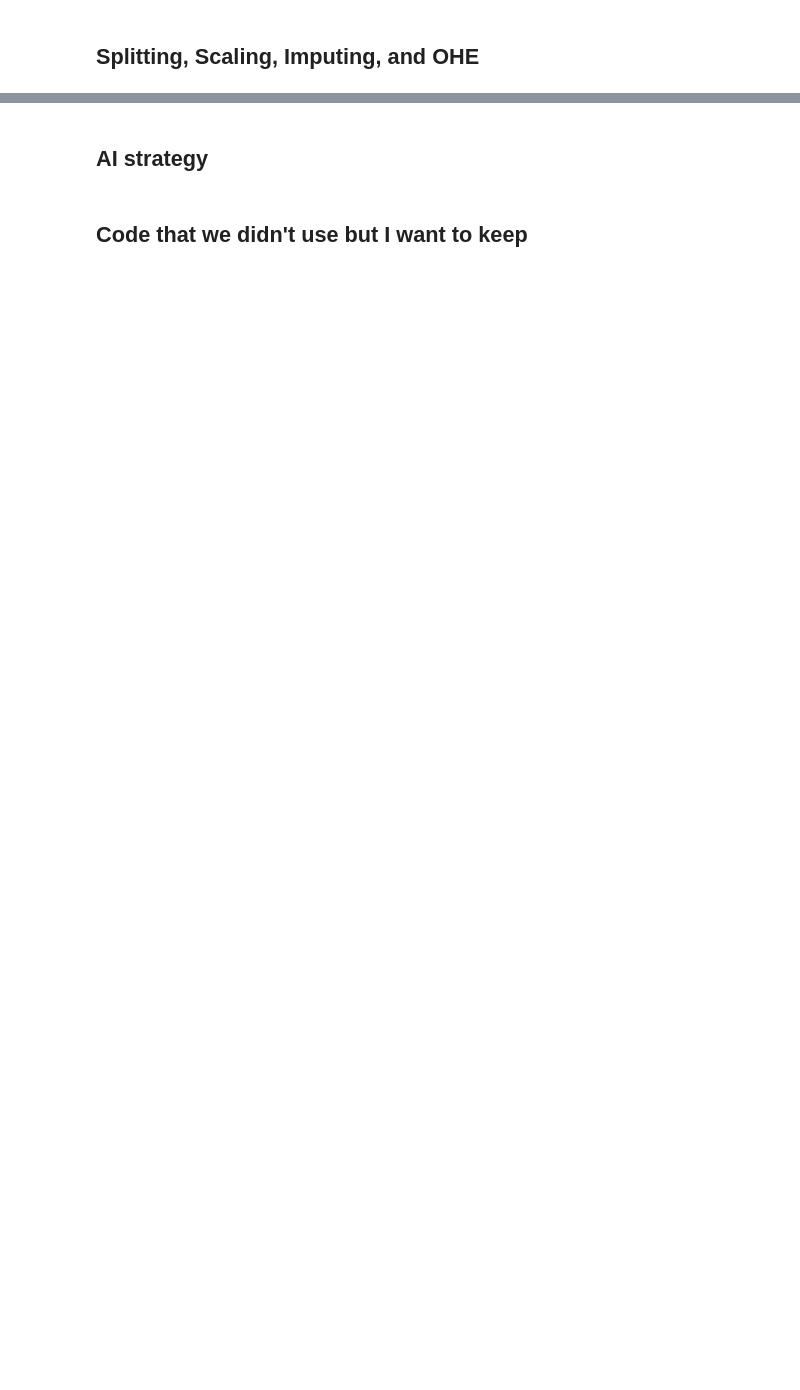
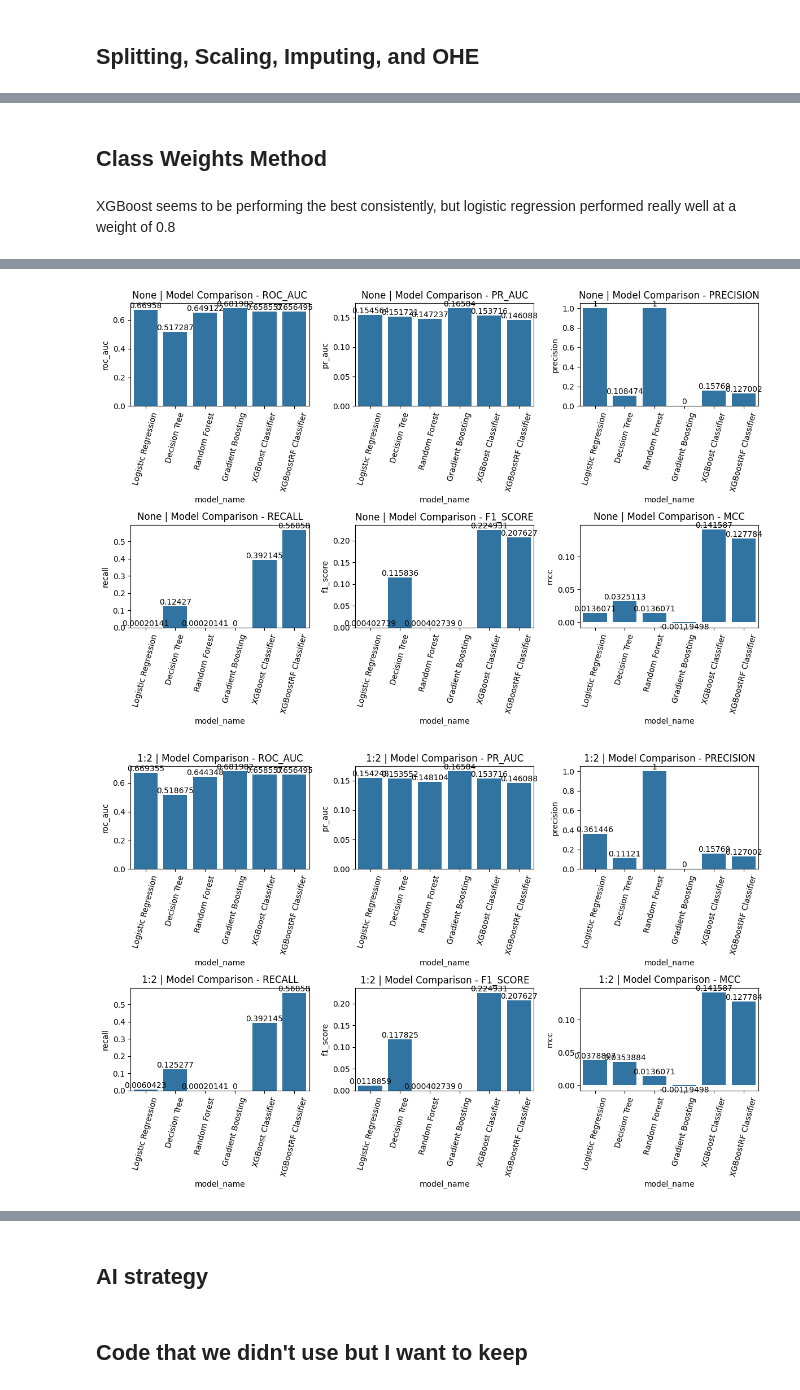
Before and after one commit to Abjaraco/loan_project, a Jupyter notebook: classifications.ipynb, the cells around one changed output, grey strips where cells are left out. Cells and saved outputs as stored; diff of their text form; code cells hidden in the pictures; blank space fills up the shorter version.

```diff
--- a/classifications.ipynb
+++ b/classifications.ipynb
@@ -457,0 +318,19 @@ weighted avg       0.87      0.71      0.77     61036
+# %%
+# dropping missingindicator columns that are not present in both datasets
+train_col_list = X_train.columns.to_list()
+
+test_col_list = X_test.columns.to_list()
+
+# finding columns that are only in train
+diff_1 = [item for item in train_col_list if item not in test_col_list]
+
+if len(diff_1) > 0:
+    print(f'Removing...{diff_1} from X_train')
+    X_train.drop(labels=diff_1, axis=1, inplace=True)
+
+# finding columns that are only in test
+diff_2 = [item for item in test_col_list if item not in train_col_list]
+
+if len(diff_2) > 0:
+    print(f'Removing...{diff_2} from X_test')
+    X_test.drop(labels=diff_2, axis=1, inplace=True)
@@ -457,0 +488,56 @@ weighted avg       0.87      0.71      0.77     61036
+# %% [markdown]
+## Class Weights Method
+# %% [markdown]
+XGBoost seems to be performing the best consistently, but logistic regression performed really well at a weight of 0.8
+# %%
+# Evaluating Models with different class weights
+
+# Create a dict of models
+
+weights = {'None': {0: 1.0, 1: 1.0},
+    '1:2': {0: 1.0, 1: 2},
+    '1:4': {0: 1.0, 1: 4},
+    '1:6': {0: 1.0, 1: 6},
+    '1:8': {0: 1.0, 1: 8},
+    '1:11.34': {0: 1.0, 1: 11.34}}
+
+
+for weight_name, weight_dict in weights.items():
+    models = {
+        'Logistic Regression': LogisticRegression(class_weight=weight_dict, max_iter=1000, random_state=69),
+        'Decision Tree': DecisionTreeClassifier(class_weight=weight_dict, random_state=69),
+        'Random Forest': RandomForestClassifier(class_weight=weight_dict, random_state=69, n_estimators=100),
+        'Gradient Boosting': GradientBoostingClassifier(random_state=69),
+        'XGBoost Classifier': XGBClassifier(scale_pos_weight=weight_dict[1], n_estimators=500),
+        'XGBoostRF Classifier': XGBRFClassifier(scale_pos_weight=weight_dict[1], random_state=69)
+    }
+
+    results = []
+    for model_name, model in models.items():
+        print(f"Evaluating {model_name} with weight:{weight_name}...")
+        result = evaluate_model(model, model_name, X_train, X_test, y_train, y_test)
+        results.append(result)
+        print(f"  Precision: {result['precision']:.4f}")
+        print(f"  Recall: {result['recall']:.4f}")
+        print(f"  F1 Score: {result['f1_score']:.4f}")
+        print(f"  ROC AUC: {result['roc_auc']:.4f}")
+        print(f"  PR AUC: {result['pr_auc']:.4f}")
+        print(f"  MCC: {result['mcc']:.4f}")
+        # print(f"  Classification Report:\n{result['classification_report']}\n")
+
+    # Create results summary
+    results_df = pd.DataFrame(results)
+    results_df = results_df.drop('classification_report', axis=1)
+    # results_df.to_csv('ml_results/model_comparison.csv', index=False)
+
+    # Plot model comparison
+    plt.figure(figsize=(12, 8))
+    metrics = ['roc_auc', 'pr_auc', 'precision', 'recall', 'f1_score', 'mcc']
+    for i, metric in enumerate(metrics):
+        plt.subplot(2, 3, i+1)
+        ax = sns.barplot(x='model_name', y=metric, data=results_df)
+        ax.bar_label(ax.containers[0],fontsize=10);
+        plt.title(f'{weight_name} | Model Comparison - {metric.upper()}')
+        plt.xticks(rotation=75)
+        plt.tight_layout()
+# %% [output]
@@ -457,0 +578,2 @@ weighted avg       0.87      0.71      0.77     61036
+[figure, added]
+[figure, added]
```
Also changed, not shown: parts of 55 cells of this notebook, 1 other file.
